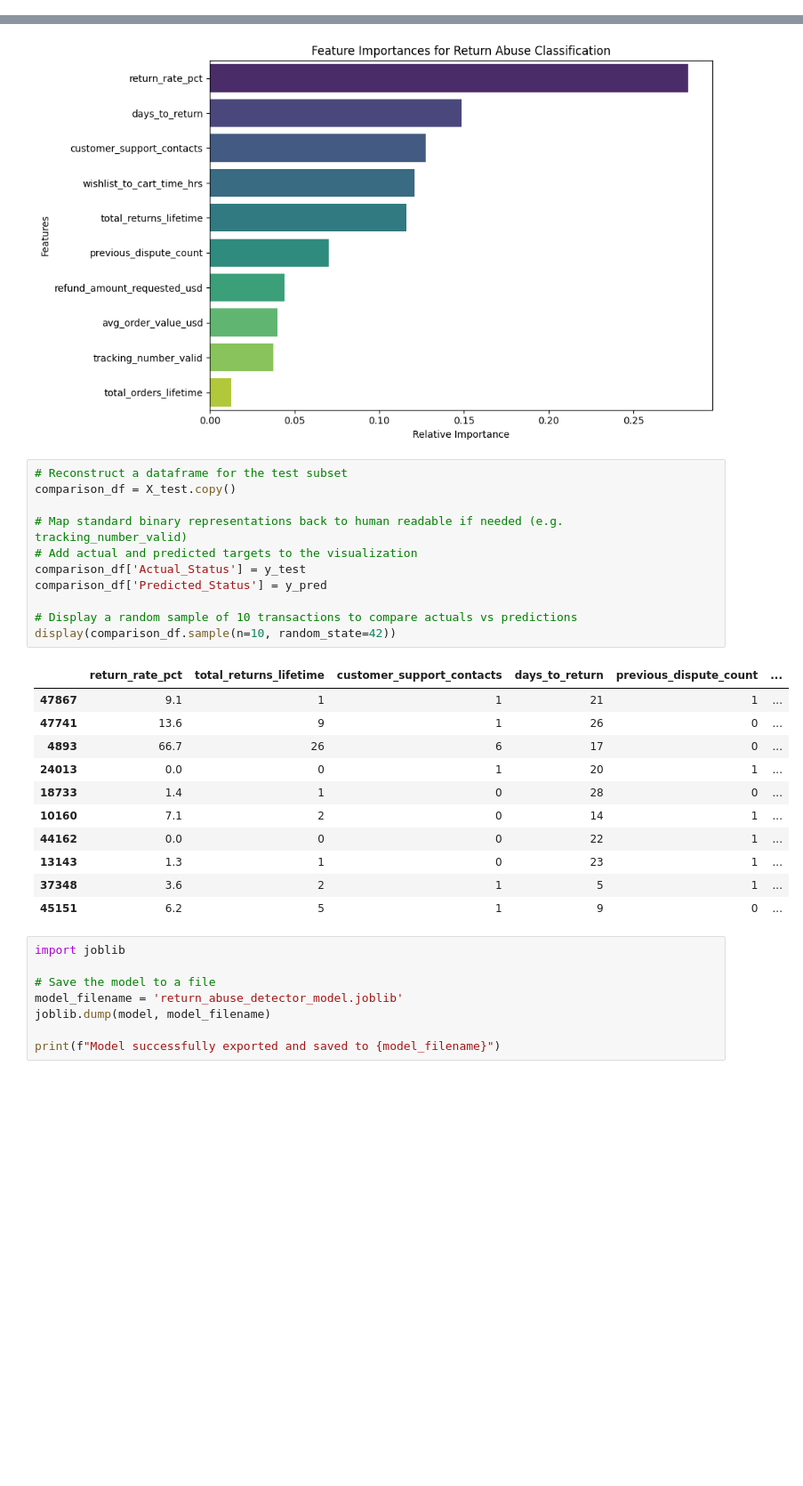
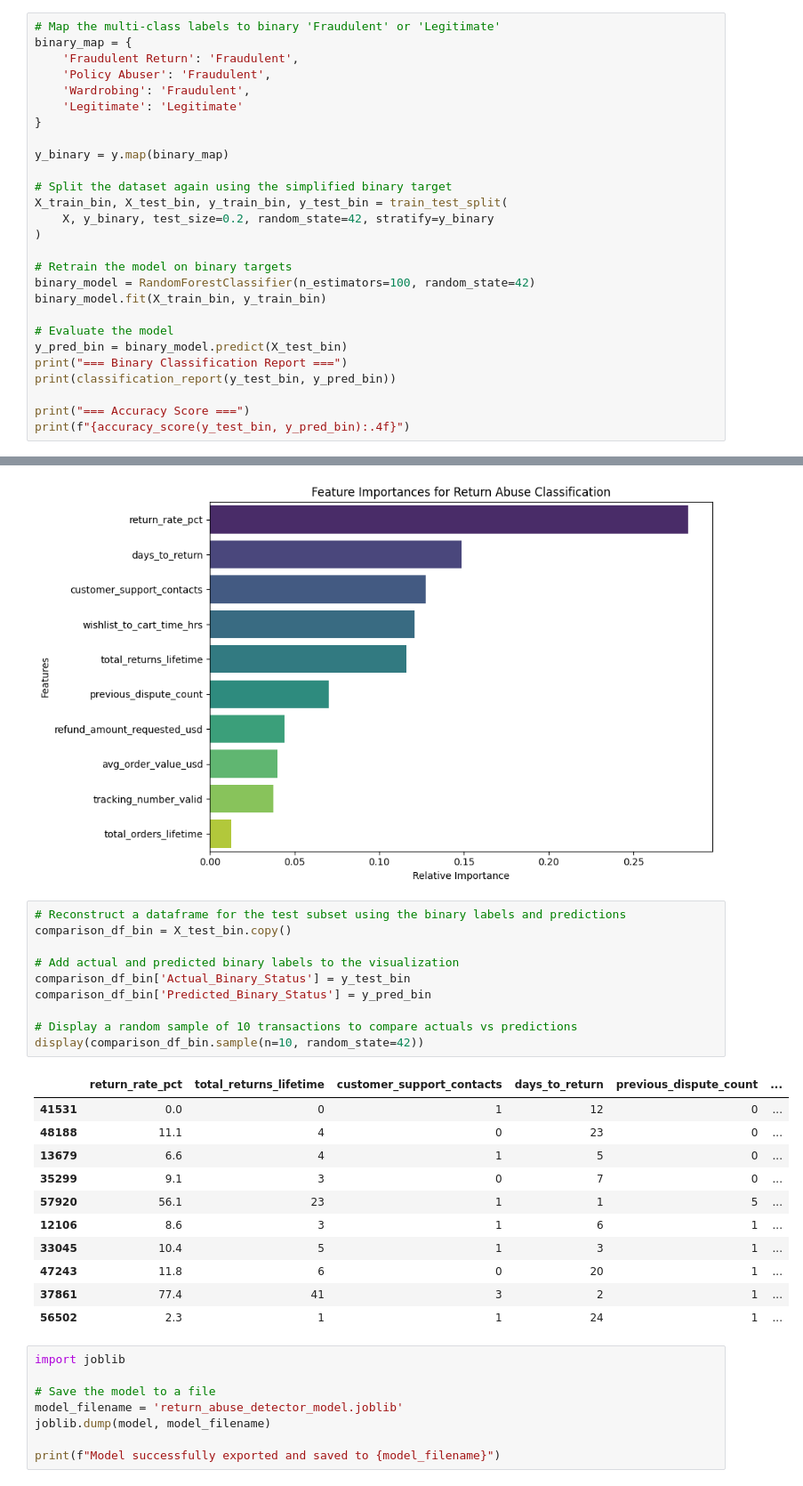
Before and after one commit to Hypefull/fraud_return, a Jupyter notebook: GITHUBAI.ipynb, the cells around one changed output, grey strips where cells are left out. Shown at 89% size. Drawn from its saved outputs; the diff is of its cells as text; blank space fills up the shorter version.

```diff
--- a/GITHUBAI.ipynb
+++ b/GITHUBAI.ipynb
@@ -115,3 +115,30 @@ Fraudulent Return       1.00      1.00      1.00      1223
 
 === Accuracy Score ===
 0.9996
+# %%
+# Map the multi-class labels to binary 'Fraudulent' or 'Legitimate'
+binary_map = {
+    'Fraudulent Return': 'Fraudulent',
+    'Policy Abuser': 'Fraudulent',
+    'Wardrobing': 'Fraudulent',
+    'Legitimate': 'Legitimate'
+}
+
+y_binary = y.map(binary_map)
+
+# Split the dataset again using the simplified binary target
+X_train_bin, X_test_bin, y_train_bin, y_test_bin = train_test_split(
+    X, y_binary, test_size=0.2, random_state=42, stratify=y_binary
+)
+
+# Retrain the model on binary targets
+binary_model = RandomForestClassifier(n_estimators=100, random_state=42)
+binary_model.fit(X_train_bin, y_train_bin)
+
+# Evaluate the model
+y_pred_bin = binary_model.predict(X_test_bin)
+print("=== Binary Classification Report ===")
+print(classification_report(y_test_bin, y_pred_bin))
+
+print("=== Accuracy Score ===")
+print(f"{accuracy_score(y_test_bin, y_pred_bin):.4f}")
@@ -135,28 +175,27 @@ Passing `palette` without assigning `hue` is deprecated and will be removed in v
   sns.barplot(x=importances[indices], y=X.columns[indices], palette='viridis')
 [figure]
 # %%
-# Reconstruct a dataframe for the test subset
-comparison_df = X_test.copy()
+# Reconstruct a dataframe for the test subset using the binary labels and predictions
+comparison_df_bin = X_test_bin.copy()
 
-# Map standard binary representations back to human readable if needed (e.g. tracking_number_valid)
-# Add actual and predicted targets to the visualization
-comparison_df['Actual_Status'] = y_test
-comparison_df['Predicted_Status'] = y_pred
+# Add actual and predicted binary labels to the visualization
+comparison_df_bin['Actual_Binary_Status'] = y_test_bin
+comparison_df_bin['Predicted_Binary_Status'] = y_pred_bin
 
 # Display a random sample of 10 transactions to compare actuals vs predictions
-display(comparison_df.sample(n=10, random_state=42))
+display(comparison_df_bin.sample(n=10, random_state=42))
 # %% [output]
 |  | return_rate_pct | total_returns_lifetime | customer_support_contacts | days_to_return | previous_dispute_count | ... |
-| 47867 | 9.1 | 1 | 1 | 21 | 1 | ... |
-| 47741 | 13.6 | 9 | 1 | 26 | 0 | ... |
-| 4893 | 66.7 | 26 | 6 | 17 | 0 | ... |
-| 24013 | 0.0 | 0 | 1 | 20 | 1 | ... |
-| 18733 | 1.4 | 1 | 0 | 28 | 0 | ... |
-| 10160 | 7.1 | 2 | 0 | 14 | 1 | ... |
-| 44162 | 0.0 | 0 | 0 | 22 | 1 | ... |
-| 13143 | 1.3 | 1 | 0 | 23 | 1 | ... |
-| 37348 | 3.6 | 2 | 1 | 5 | 1 | ... |
-| 45151 | 6.2 | 5 | 1 | 9 | 0 | ... |
+| 41531 | 0.0 | 0 | 1 | 12 | 0 | ... |
+| 48188 | 11.1 | 4 | 0 | 23 | 0 | ... |
+| 13679 | 6.6 | 4 | 1 | 5 | 0 | ... |
+| 35299 | 9.1 | 3 | 0 | 7 | 0 | ... |
+| 57920 | 56.1 | 23 | 1 | 1 | 5 | ... |
+| 12106 | 8.6 | 3 | 1 | 6 | 1 | ... |
+| 33045 | 10.4 | 5 | 1 | 3 | 1 | ... |
+| 47243 | 11.8 | 6 | 0 | 20 | 1 | ... |
+| 37861 | 77.4 | 41 | 3 | 2 | 1 | ... |
+| 56502 | 2.3 | 1 | 1 | 24 | 1 | ... |
 # %%
 import joblib
 
```
Also changed, not shown: parts of 1 cell of this notebook.
